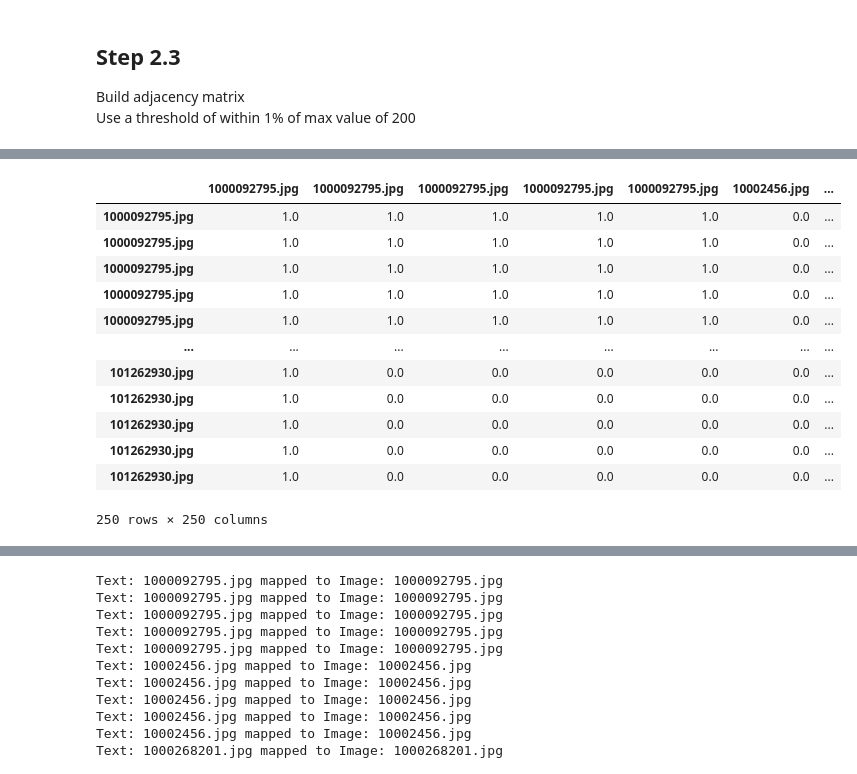
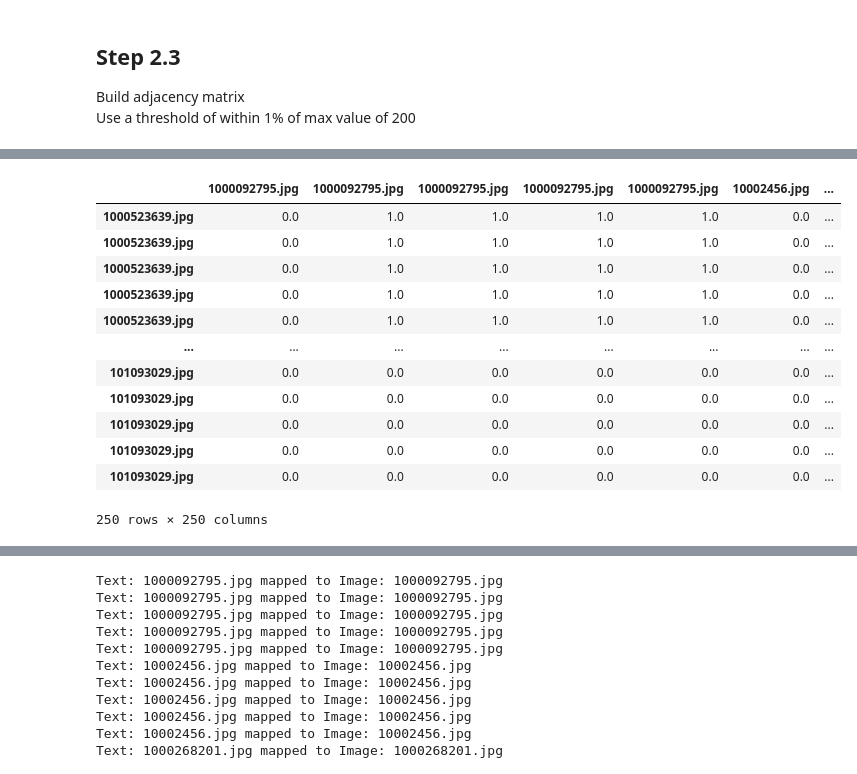
Before and after one commit to blake2703/image-text-retrieval, a Jupyter notebook: Unsupervised entity alignment for text-image retrieval.ipynb, the cells around one changed output, grey strips where cells are left out. Drawn from its saved outputs; the diff is of its cells as text; code cells hidden in the pictures.

```diff
--- a/Unsupervised entity alignment for text-image retrieval.ipynb
+++ b/Unsupervised entity alignment for text-image retrieval.ipynb
@@ -463,10 +530,23 @@ graph_y.sample(2)
+# %%
+def update_df_with_graph_x(df, graph_x):
+    # Iterate over the rows and columns of df
+    for row_label in df.index:
+        for col_label in df.columns:
+            # Check if both row_label and col_label exist in graph_x
+            if row_label in graph_x.index and col_label in graph_x.columns:
+                # Update df with the corresponding value from graph_x
+                df.at[row_label, col_label] = graph_x.at[row_label, col_label]
+    return df
+
+graph_x_random = update_df_with_graph_x(graph_x_zero, graph_x)
+graph_y_random = update_df_with_graph_x(graph_y_zero, graph_y)
 # %% [markdown]
 ## Step 2.3
 Build adjacency matrix
 <br>
 Use a threshold of within 1% of max value of 200
 # %%
-A1 = pd.DataFrame(np.zeros((len(graph_x), len(graph_y))), index=graph_x.index, columns=graph_y.index)
+A1 = pd.DataFrame(np.zeros((len(graph_x), len(graph_y_random))), index=graph_x.index, columns=graph_y_random.index)
 
 for x_index, x_row in enumerate(graph_x.iterrows()):
     largest_indices = np.argsort(x_row[1])[-5:]
@@ -487,26 +567,26 @@ A1
 | 101262930.jpg | 0.0 | 0.0 | 0.0 | 0.0 | 0.0 | 0.0 | ... |
 250 rows × 250 columns
 # %%
-A2 = pd.DataFrame(np.zeros((len(graph_x), len(graph_y))), index=graph_y.index, columns=graph_x.index)
+A2 = pd.DataFrame(np.zeros((len(graph_x), len(graph_y_random))), index=graph_y_random.index, columns=graph_x.index)
 
-for y_index, y_row in enumerate(graph_y.iterrows()):
+for y_index, y_row in enumerate(graph_y_random.iterrows()):
     largest_indices = np.argsort(y_row[1])[-5:]
     A2.iloc[y_index, largest_indices] = 1
 
 A2
 # %% [output]
 |  | 1000092795.jpg | 1000092795.jpg | 1000092795.jpg | 1000092795.jpg | 1000092795.jpg | 10002456.jpg | ... |
-| 1000092795.jpg | 1.0 | 1.0 | 1.0 | 1.0 | 1.0 | 0.0 | ... |
-| 1000092795.jpg | 1.0 | 1.0 | 1.0 | 1.0 | 1.0 | 0.0 | ... |
-| 1000092795.jpg | 1.0 | 1.0 | 1.0 | 1.0 | 1.0 | 0.0 | ... |
-| 1000092795.jpg | 1.0 | 1.0 | 1.0 | 1.0 | 1.0 | 0.0 | ... |
-| 1000092795.jpg | 1.0 | 1.0 | 1.0 | 1.0 | 1.0 | 0.0 | ... |
+| 1000523639.jpg | 0.0 | 1.0 | 1.0 | 1.0 | 1.0 | 0.0 | ... |
+| 1000523639.jpg | 0.0 | 1.0 | 1.0 | 1.0 | 1.0 | 0.0 | ... |
+| 1000523639.jpg | 0.0 | 1.0 | 1.0 | 1.0 | 1.0 | 0.0 | ... |
+| 1000523639.jpg | 0.0 | 1.0 | 1.0 | 1.0 | 1.0 | 0.0 | ... |
+| 1000523639.jpg | 0.0 | 1.0 | 1.0 | 1.0 | 1.0 | 0.0 | ... |
 | ... | ... | ... | ... | ... | ... | ... | ... |
-| 101262930.jpg | 1.0 | 0.0 | 0.0 | 0.0 | 0.0 | 0.0 | ... |
-| 101262930.jpg | 1.0 | 0.0 | 0.0 | 0.0 | 0.0 | 0.0 | ... |
-| 101262930.jpg | 1.0 | 0.0 | 0.0 | 0.0 | 0.0 | 0.0 | ... |
-| 101262930.jpg | 1.0 | 0.0 | 0.0 | 0.0 | 0.0 | 0.0 | ... |
-| 101262930.jpg | 1.0 | 0.0 | 0.0 | 0.0 | 0.0 | 0.0 | ... |
+| 101093029.jpg | 0.0 | 0.0 | 0.0 | 0.0 | 0.0 | 0.0 | ... |
+| 101093029.jpg | 0.0 | 0.0 | 0.0 | 0.0 | 0.0 | 0.0 | ... |
+| 101093029.jpg | 0.0 | 0.0 | 0.0 | 0.0 | 0.0 | 0.0 | ... |
+| 101093029.jpg | 0.0 | 0.0 | 0.0 | 0.0 | 0.0 | 0.0 | ... |
+| 101093029.jpg | 0.0 | 0.0 | 0.0 | 0.0 | 0.0 | 0.0 | ... |
 250 rows × 250 columns
 # %%
 
```
Also changed, not shown: parts of 13 cells of this notebook.
